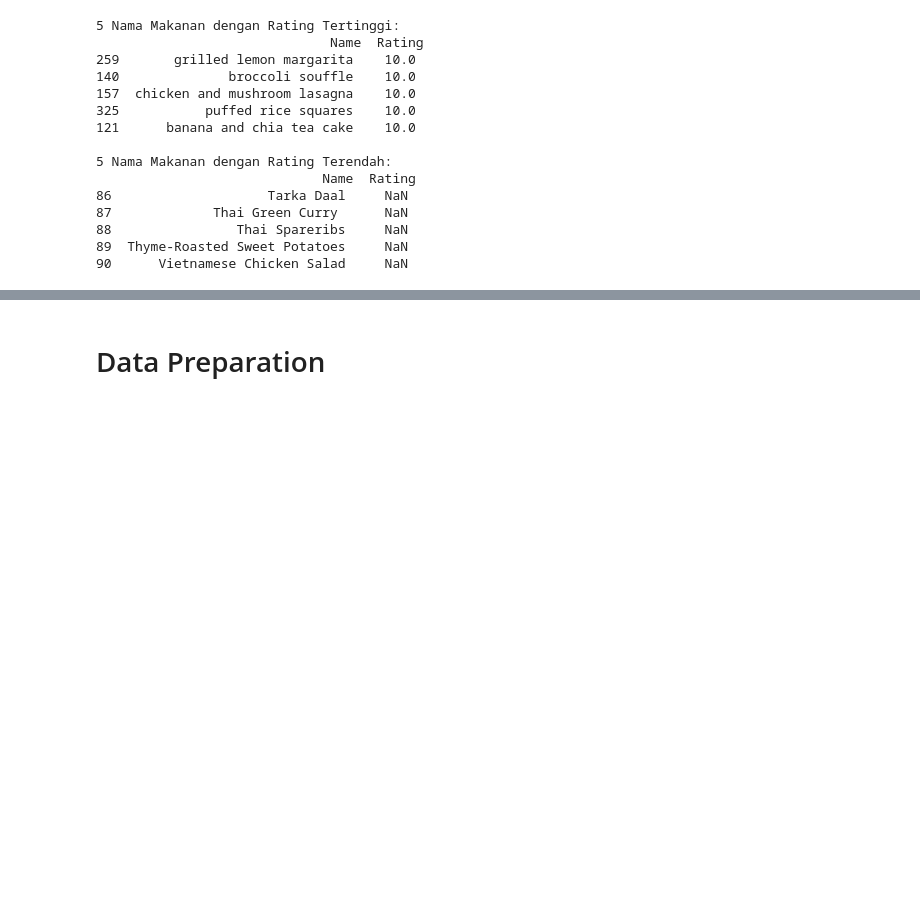
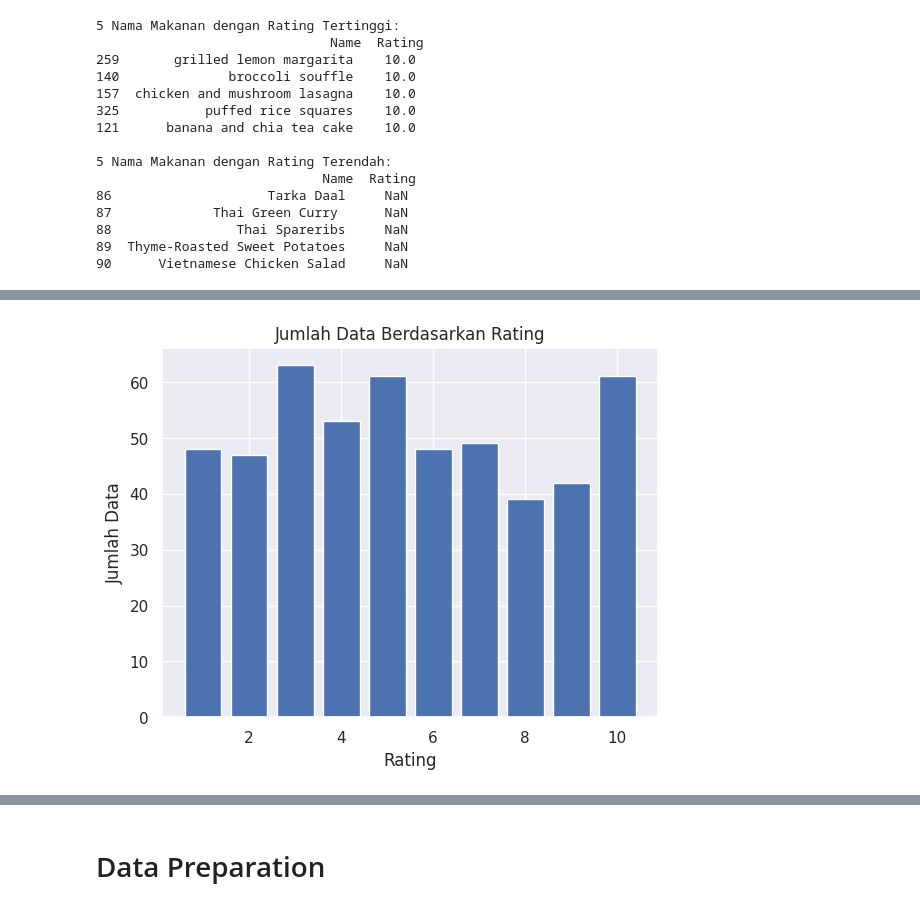
Before and after one commit to novianto13/Proyek-akhir-ML-Terapan, a Jupyter notebook: Proyek_akhir_ML_Terapan_Novianto.ipynb, the cells around one changed output, grey strips where cells are left out. Cells and saved outputs as stored; diff of their text form; code cells hidden in the pictures; blank space fills up the shorter version.

```diff
--- a/Proyek_akhir_ML_Terapan_Novianto.ipynb
+++ b/Proyek_akhir_ML_Terapan_Novianto.ipynb
@@ -246,0 +274,16 @@ print("\n5 Nama Makanan dengan Rating Terendah:\n", bottom_5_foods)
+# %%
+# Menghitung jumlah data untuk setiap rating
+rating_counts = food_rating['Rating'].value_counts()
+
+# Membuat grafik batang
+plt.bar(rating_counts.index, rating_counts.values)
+
+# Menambahkan label dan judul
+plt.xlabel("Rating")
+plt.ylabel("Jumlah Data")
+plt.title("Jumlah Data Berdasarkan Rating")
+
+# Menampilkan grafik
+plt.show()
+# %% [output]
+[figure, added]
```
Also changed, not shown: parts of 11 cells of this notebook.
